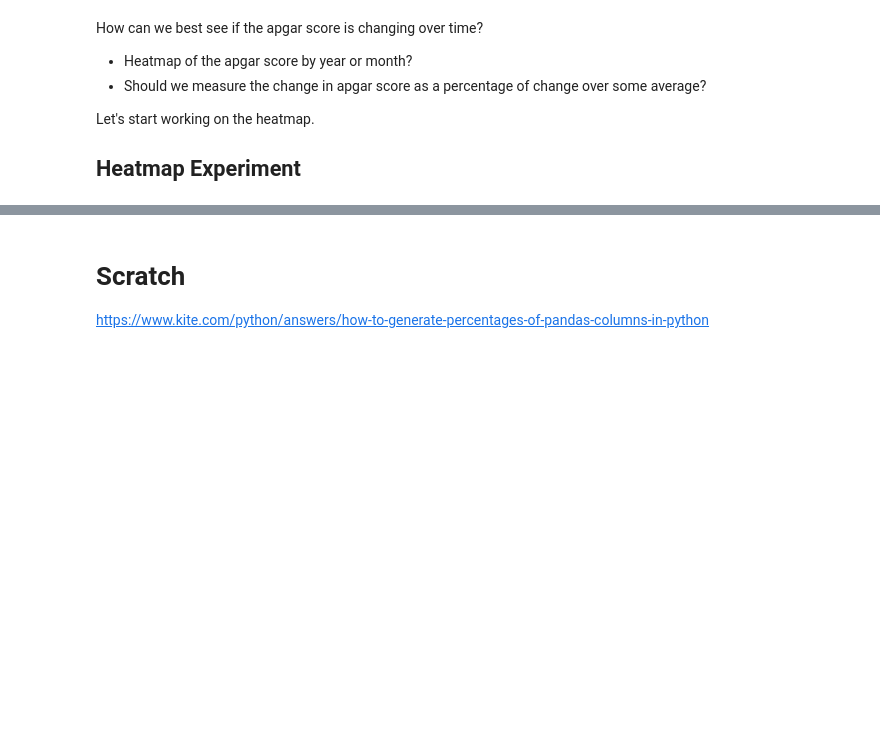
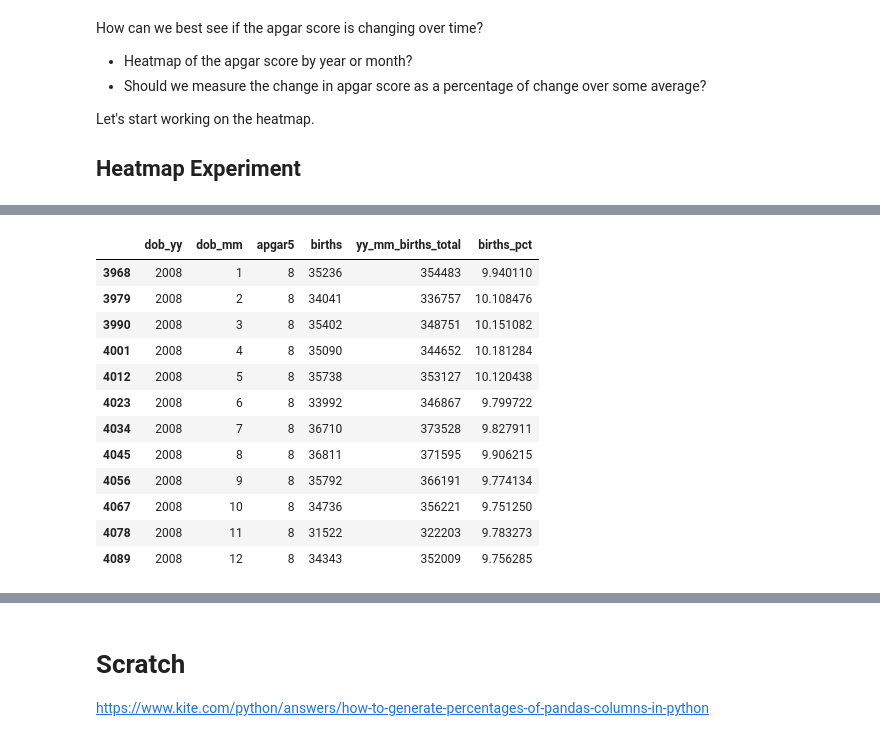
Before and after one commit to tvhahn/cdc-birth-data, a Jupyter notebook: notebooks/1.0-explore-apgar.ipynb, the cells around one changed output, grey strips where cells are left out. Drawn from its saved outputs; the diff is of its cells as text; code cells hidden in the pictures; blank space fills up the shorter version.

```diff
--- a/notebooks/1.0-explore-apgar.ipynb
+++ b/notebooks/1.0-explore-apgar.ipynb
@@ -304 +287,17 @@ df_count.head()
+# %%
+df[(df['apgar5']==8) & (df['dob_yy']==2008)]
+# %% [output]
+|  | dob_yy | dob_mm | apgar5 | births | yy_mm_births_total | births_pct |
+| 3968 | 2008 | 1 | 8 | 35236 | 354483 | 9.940110 |
+| 3979 | 2008 | 2 | 8 | 34041 | 336757 | 10.108476 |
+| 3990 | 2008 | 3 | 8 | 35402 | 348751 | 10.151082 |
+| 4001 | 2008 | 4 | 8 | 35090 | 344652 | 10.181284 |
+| 4012 | 2008 | 5 | 8 | 35738 | 353127 | 10.120438 |
+| 4023 | 2008 | 6 | 8 | 33992 | 346867 | 9.799722 |
+| 4034 | 2008 | 7 | 8 | 36710 | 373528 | 9.827911 |
+| 4045 | 2008 | 8 | 8 | 36811 | 371595 | 9.906215 |
+| 4056 | 2008 | 9 | 8 | 35792 | 366191 | 9.774134 |
+| 4067 | 2008 | 10 | 8 | 34736 | 356221 | 9.751250 |
+| 4078 | 2008 | 11 | 8 | 31522 | 322203 | 9.783273 |
+| 4089 | 2008 | 12 | 8 | 34343 | 352009 | 9.756285 |
 # %%
```
Also changed, not shown: parts of 4 cells of this notebook.
